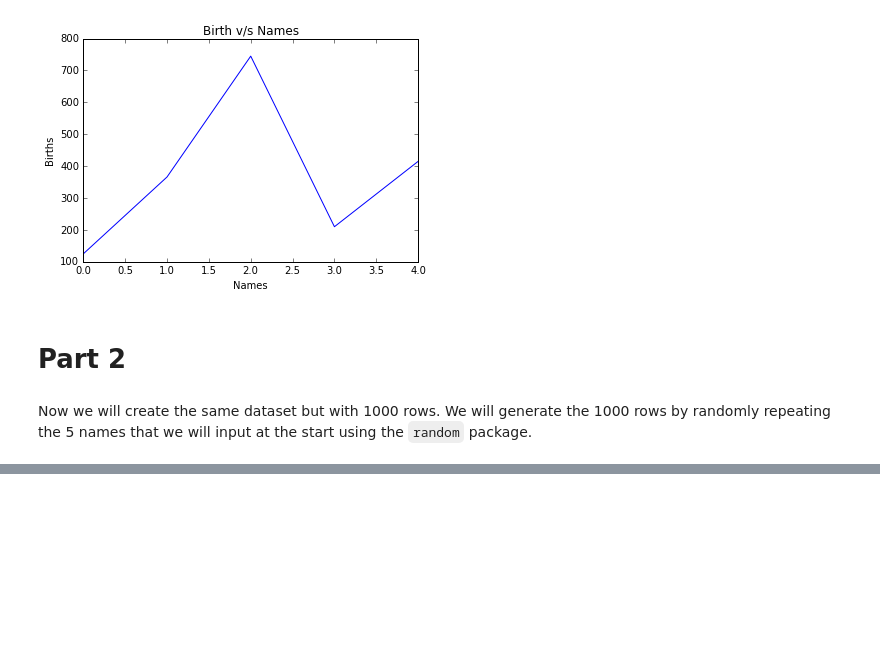
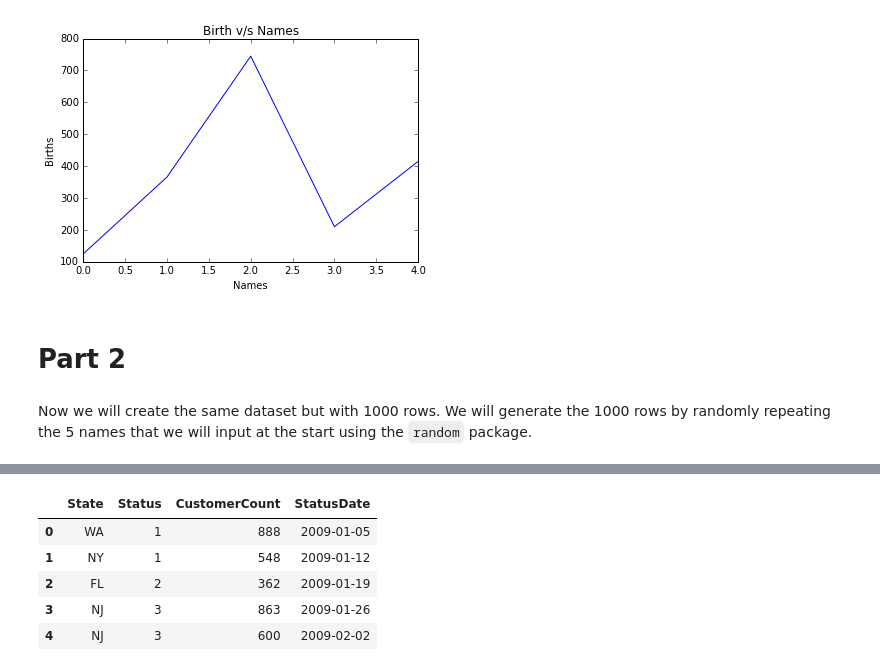
Before and after one commit to soutik/Learning-Python, a Jupyter notebook: Learning Pandas.ipynb, the cells around one changed output, grey strips where cells are left out. Drawn from its saved outputs; the diff is of its cells as text; code cells hidden in the pictures; blank space fills up the shorter version.

```diff
--- a/Learning Pandas.ipynb
+++ b/Learning Pandas.ipynb
@@ -165,0 +170,35 @@ NameError: name 'ylabel' is not defined
+# %%
+np.random.seed(101)
+
+# We create a function that allows us to create data.
+
+def createDataSet(Number = 1):
+    Output = []
+
+    for i in range(Number):
+
+
+        # Make a weekly date range
+        rng = pd.date_range(start = '1/1/2009', end = '12/31/2012', freq = 'W-MON')
+
+        # Create random data
+        data = np.random.randint(low = 25, high = 1000, size = len(rng))
+
+        # Random statuses
+        status = [1,2,3]
+
+        # Generating statuses
+        random_statuses = [status[np.random.randint(low = 0, high = len(status))] for i in range(len(rng))]
+
+        # States
+        states = ['NY', 'WA', 'NJ', 'CA', 'FL', 'WI']
+        random_states = [states[np.random.randint(low= 0, high = len(states))] for i in range(len(rng))]
+
+        Output.extend(zip(random_states, random_statuses, data, rng))
+
+    return Output
+# %%
+# creating the data set
+dataset = createDataSet(4)
+df = pd.DataFrame(data=dataset, columns=['State','Status','CustomerCount','StatusDate'])
+df.info()
@@ -165,0 +215,10 @@ NameError: name 'ylabel' is not defined
+# %%
+
+df.head()
+# %% [output]
+|  | State | Status | CustomerCount | StatusDate |
+| 0 | WA | 1 | 888 | 2009-01-05 |
+| 1 | NY | 1 | 548 | 2009-01-12 |
+| 2 | FL | 2 | 362 | 2009-01-19 |
+| 3 | NJ | 3 | 863 | 2009-01-26 |
+| 4 | NJ | 3 | 600 | 2009-02-02 |
```
Also changed, not shown: parts of 20 cells of this notebook, 17 other files.
